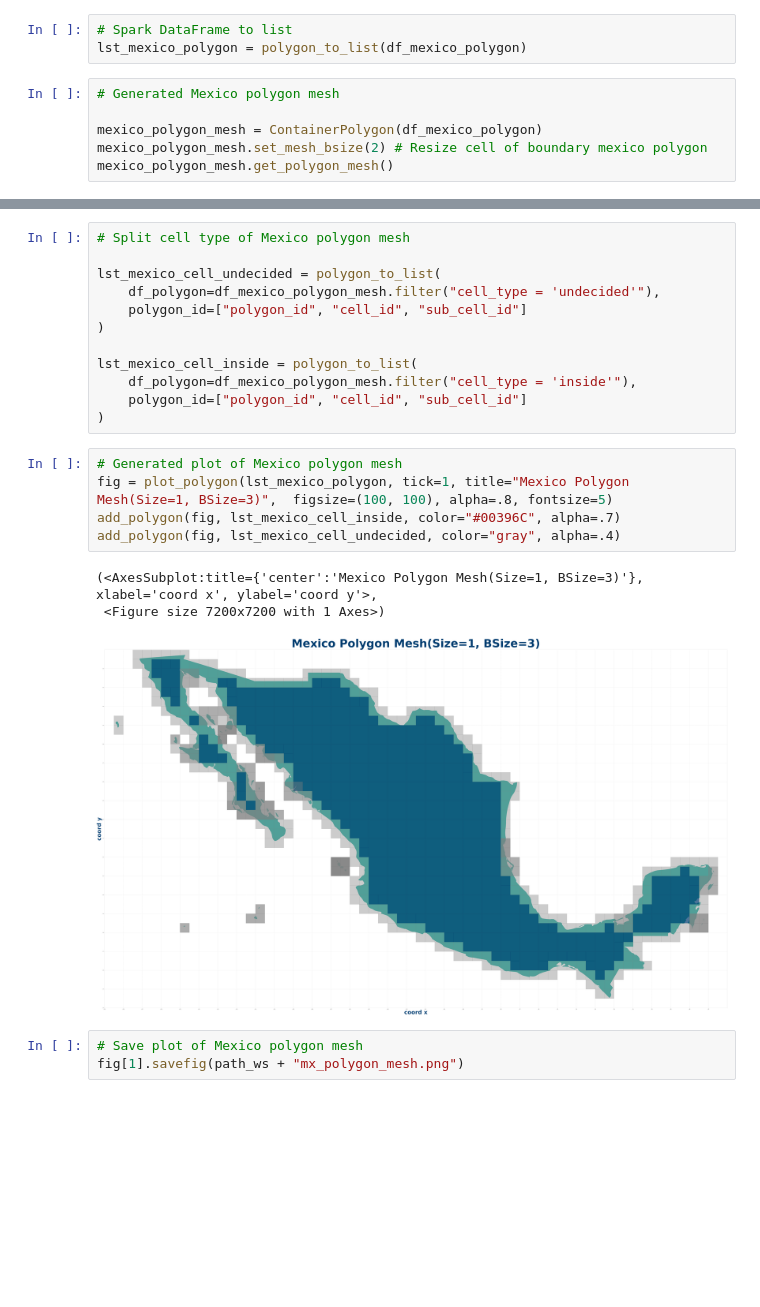
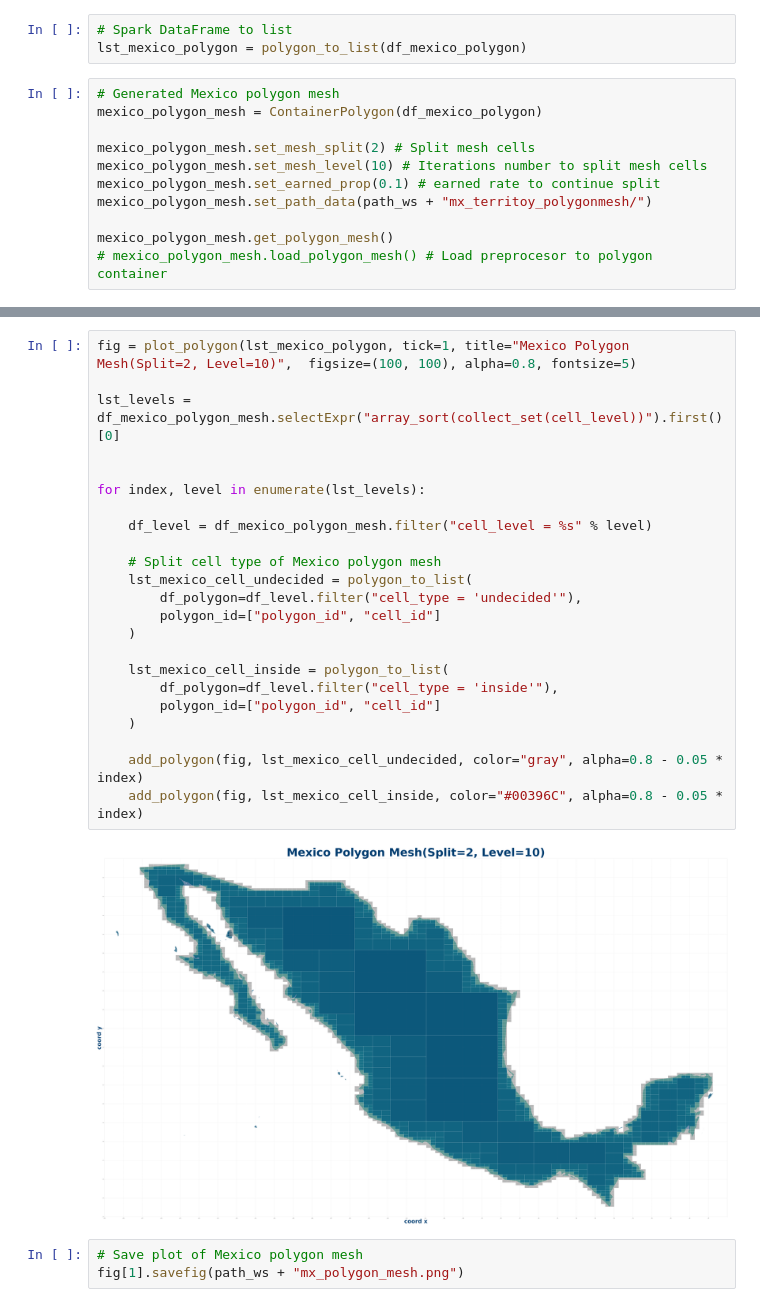
Before and after one commit to jodac2/rpolygonpoint, a Jupyter notebook: MexicoTerritory-PolygonMesh.ipynb, the cells around one changed output, grey strips where cells are left out. Cells and saved outputs as stored; diff of their text form; blank space fills up the shorter version.

```diff
--- a/MexicoTerritory-PolygonMesh.ipynb
+++ b/MexicoTerritory-PolygonMesh.ipynb
@@ -31,8 +34,13 @@ only showing top 5 rows
 lst_mexico_polygon = polygon_to_list(df_mexico_polygon)
 # %%
 # Generated Mexico polygon mesh
+mexico_polygon_mesh = ContainerPolygon(df_mexico_polygon)
 
-mexico_polygon_mesh = ContainerPolygon(df_mexico_polygon)
-mexico_polygon_mesh.set_mesh_bsize(2) # Resize cell of boundary mexico polygon
+mexico_polygon_mesh.set_mesh_split(2) # Split mesh cells
+mexico_polygon_mesh.set_mesh_level(10) # Iterations number to split mesh cells
+mexico_polygon_mesh.set_earned_prop(0.1) # earned rate to continue split
+mexico_polygon_mesh.set_path_data(path_ws + "mx_territoy_polygonmesh/")
+
 mexico_polygon_mesh.get_polygon_mesh()
+# mexico_polygon_mesh.load_polygon_mesh() # Load preprocesor to polygon container
 # %% [output]
@@ -69,25 +77,29 @@ df_mexico_polygon_mesh.show(5)
 only showing top 5 rows
-# %%
-# Split cell type of Mexico polygon mesh
-
-lst_mexico_cell_undecided = polygon_to_list(
-    df_polygon=df_mexico_polygon_mesh.filter("cell_type = 'undecided'"),
-    polygon_id=["polygon_id", "cell_id", "sub_cell_id"]
-)
-
-lst_mexico_cell_inside = polygon_to_list(
-    df_polygon=df_mexico_polygon_mesh.filter("cell_type = 'inside'"),
-    polygon_id=["polygon_id", "cell_id", "sub_cell_id"]
-)
-# %%
-# Generated plot of Mexico polygon mesh
-fig = plot_polygon(lst_mexico_polygon, tick=1, title="Mexico Polygon Mesh(Size=1, BSize=3)",  figsize=(100, 100), alpha=.8, fontsize=5)
-add_polygon(fig, lst_mexico_cell_inside, color="#00396C", alpha=.7)
-add_polygon(fig, lst_mexico_cell_undecided, color="gray", alpha=.4)
-# %% [output]
-(<AxesSubplot:title={'center':'Mexico Polygon Mesh(Size=1, BSize=3)'}, xlabel='coord x', ylabel='coord y'>,
- <Figure size 7200x7200 with 1 Axes>)
-[figure, removed]
+# %%
+fig = plot_polygon(lst_mexico_polygon, tick=1, title="Mexico Polygon Mesh(Split=2, Level=10)",  figsize=(100, 100), alpha=0.8, fontsize=5)
+
+lst_levels = df_mexico_polygon_mesh.selectExpr("array_sort(collect_set(cell_level))").first()[0]
+
+
+for index, level in enumerate(lst_levels):
+
+    df_level = df_mexico_polygon_mesh.filter("cell_level = %s" % level)
+
+    # Split cell type of Mexico polygon mesh
+    lst_mexico_cell_undecided = polygon_to_list(
+        df_polygon=df_level.filter("cell_type = 'undecided'"),
+        polygon_id=["polygon_id", "cell_id"]
+    )
+
+    lst_mexico_cell_inside = polygon_to_list(
+        df_polygon=df_level.filter("cell_type = 'inside'"),
+        polygon_id=["polygon_id", "cell_id"]
+    )
+
+    add_polygon(fig, lst_mexico_cell_undecided, color="gray", alpha=0.8 - 0.05 * index)
+    add_polygon(fig, lst_mexico_cell_inside, color="#00396C", alpha=0.8 - 0.05 * index)
+# %% [output]
+[figure, added]
 # %%
 # Save plot of Mexico polygon mesh
 fig[1].savefig(path_ws + "mx_polygon_mesh.png")
```
Also changed, not shown: parts of 3 cells of this notebook, 7 other files.
